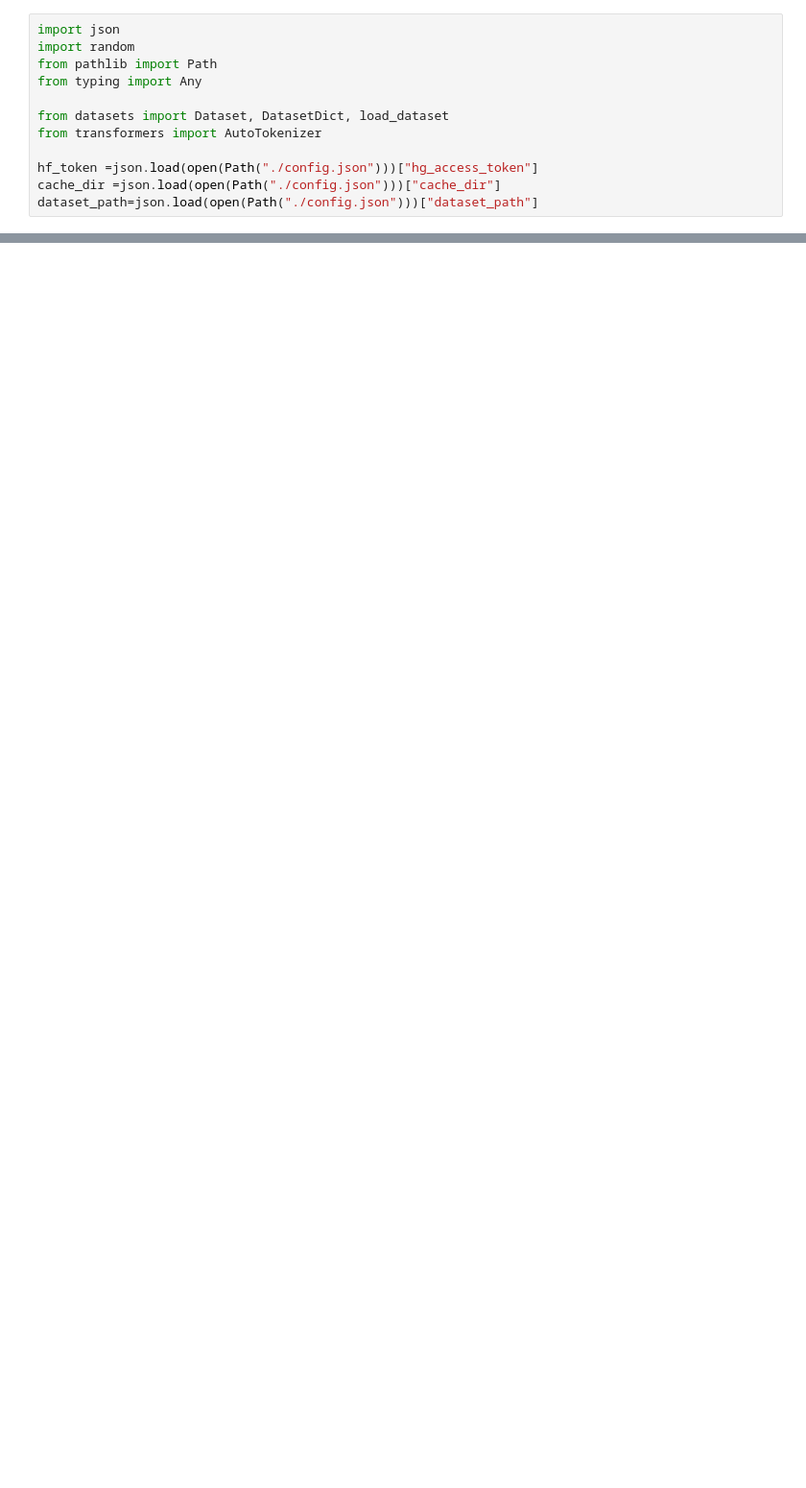
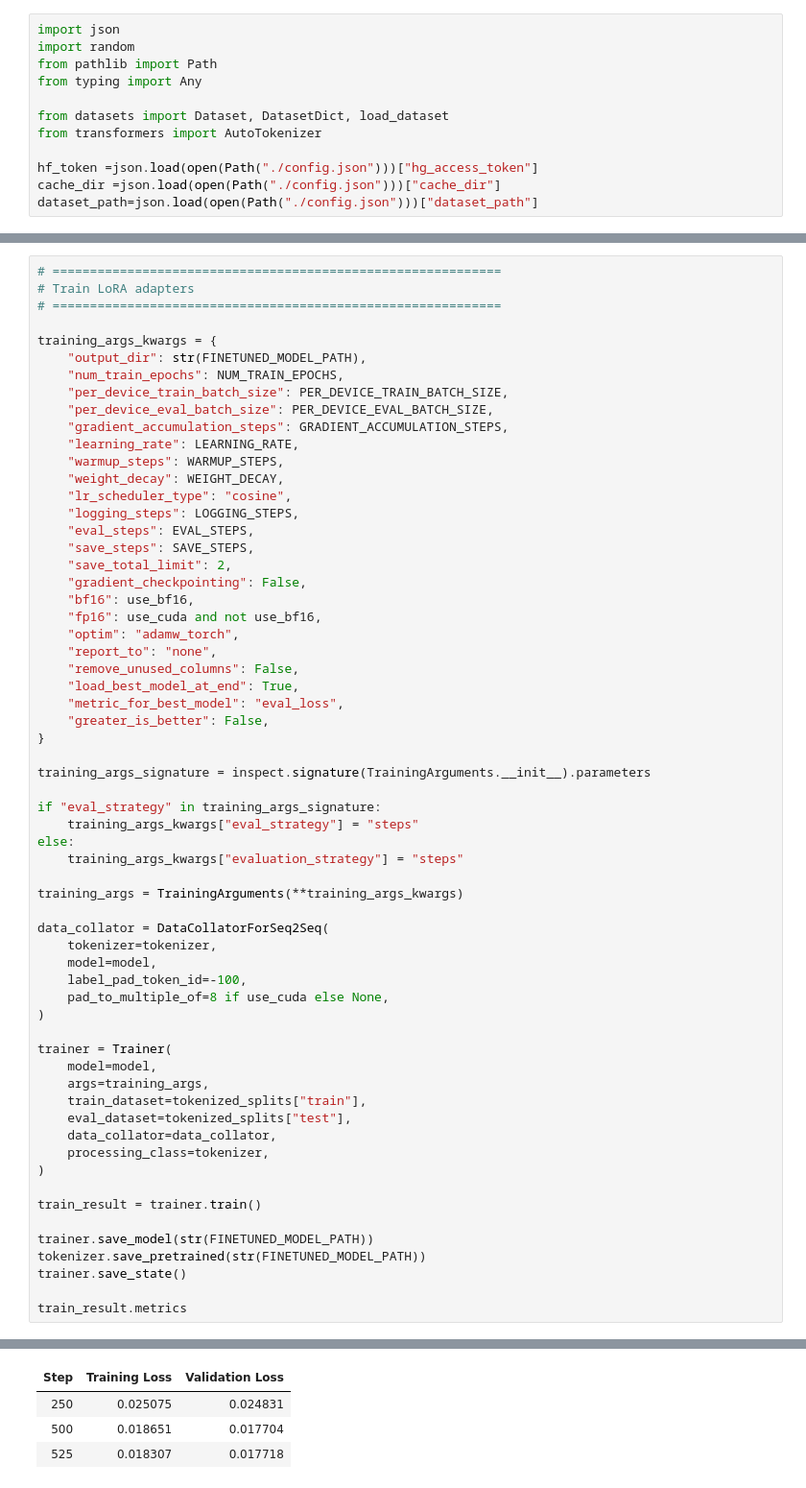
Before and after one commit to erfansoheil/erfansoheil.github.io, a Jupyter notebook: projects/train.ipynb, the cells around one changed output, grey strips where cells are left out. Shown at 96% size. Saved outputs shown, nothing was run; the diff lists cells and outputs as text; blank space fills up the shorter version.

```diff
--- a/projects/train.ipynb
+++ b/projects/train.ipynb
@@ -355,0 +607,63 @@ Train size: 2788
+# %%
+# ============================================================
+# Train LoRA adapters
+# ============================================================
+
+training_args_kwargs = {
+    "output_dir": str(FINETUNED_MODEL_PATH),
+    "num_train_epochs": NUM_TRAIN_EPOCHS,
+    "per_device_train_batch_size": PER_DEVICE_TRAIN_BATCH_SIZE,
+    "per_device_eval_batch_size": PER_DEVICE_EVAL_BATCH_SIZE,
+    "gradient_accumulation_steps": GRADIENT_ACCUMULATION_STEPS,
+    "learning_rate": LEARNING_RATE,
+    "warmup_steps": WARMUP_STEPS,
+    "weight_decay": WEIGHT_DECAY,
+    "lr_scheduler_type": "cosine",
+    "logging_steps": LOGGING_STEPS,
+    "eval_steps": EVAL_STEPS,
+    "save_steps": SAVE_STEPS,
+    "save_total_limit": 2,
+    "gradient_checkpointing": False,
+    "bf16": use_bf16,
+    "fp16": use_cuda and not use_bf16,
+    "optim": "adamw_torch",
+    "report_to": "none",
+    "remove_unused_columns": False,
+    "load_best_model_at_end": True,
+    "metric_for_best_model": "eval_loss",
+    "greater_is_better": False,
+}
+
+training_args_signature = inspect.signature(TrainingArguments.__init__).parameters
+
+if "eval_strategy" in training_args_signature:
+    training_args_kwargs["eval_strategy"] = "steps"
+else:
+    training_args_kwargs["evaluation_strategy"] = "steps"
+
+training_args = TrainingArguments(**training_args_kwargs)
+
+data_collator = DataCollatorForSeq2Seq(
+    tokenizer=tokenizer,
+    model=model,
+    label_pad_token_id=-100,
+    pad_to_multiple_of=8 if use_cuda else None,
+)
+
+trainer = Trainer(
+    model=model,
+    args=training_args,
+    train_dataset=tokenized_splits["train"],
+    eval_dataset=tokenized_splits["test"],
+    data_collator=data_collator,
+    processing_class=tokenizer,
+)
+
+train_result = trainer.train()
+
+trainer.save_model(str(FINETUNED_MODEL_PATH))
+tokenizer.save_pretrained(str(FINETUNED_MODEL_PATH))
+trainer.save_state()
+
+train_result.metrics
+# %% [output]
@@ -355,0 +672,4 @@ Train size: 2788
+| Step | Training Loss | Validation Loss |
+| 250 | 0.025075 | 0.024831 |
+| 500 | 0.018651 | 0.017704 |
+| 525 | 0.018307 | 0.017718 |
```
Also changed, not shown: parts of 15 cells of this notebook, 2 other files.
